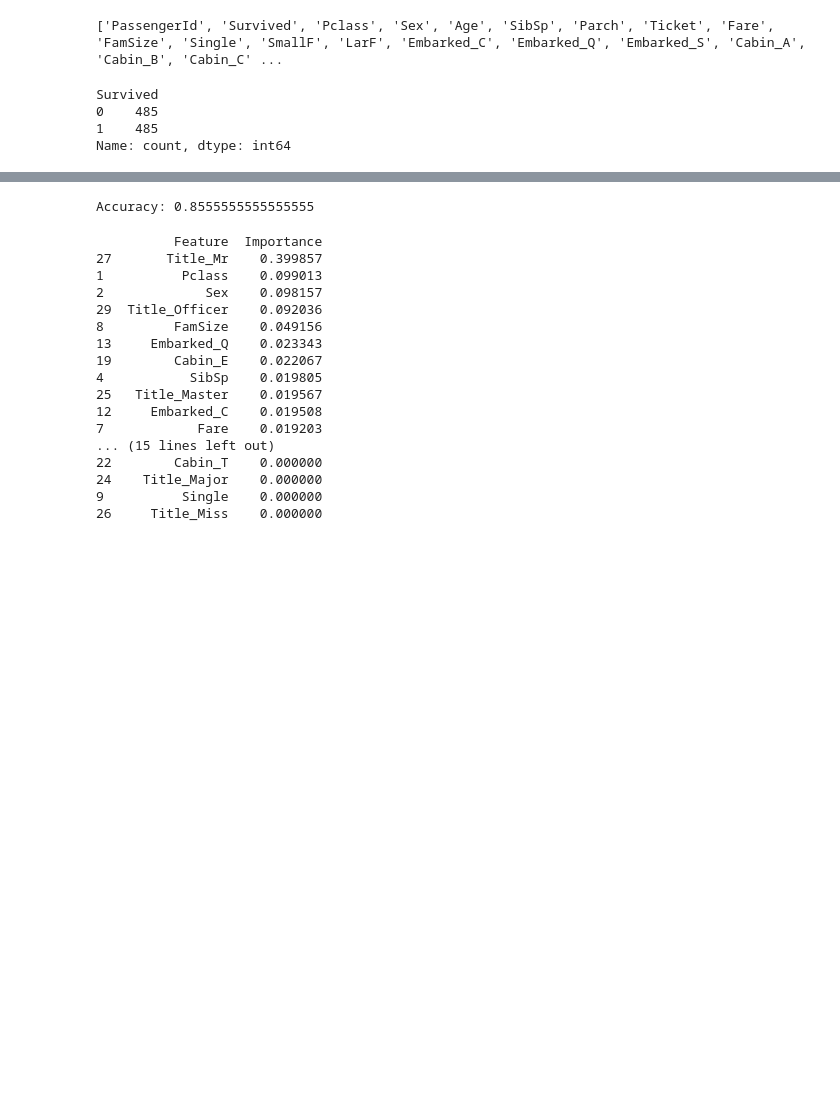
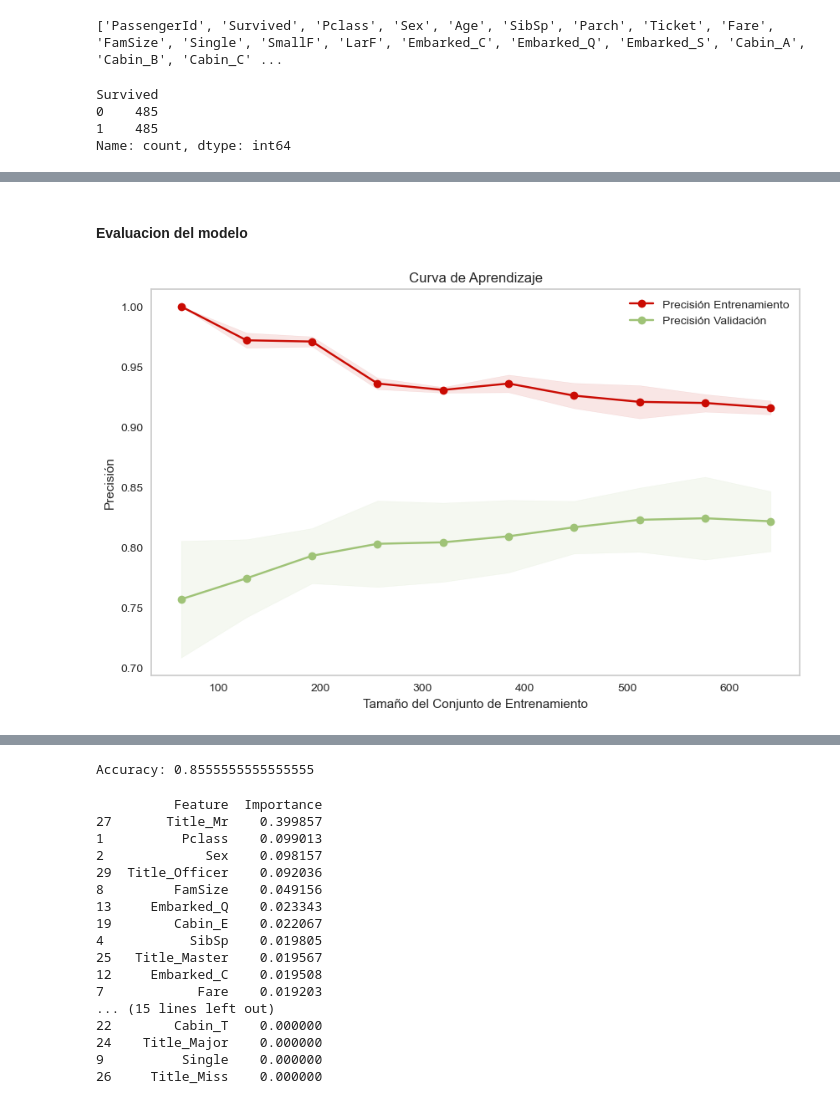
Before and after one commit to 5100-chap/TC3006c.101_EQ6, a Jupyter notebook: Desarrollo_de_modelo/XGB.ipynb, the cells around one changed output, grey strips where cells are left out. Saved outputs shown, nothing was run; the diff lists cells and outputs as text; code cells hidden in the pictures; blank space fills up the shorter version.

```diff
--- a/Desarrollo_de_modelo/XGB.ipynb
+++ b/Desarrollo_de_modelo/XGB.ipynb
@@ -250,2 +250,50 @@ print(X_test.head(10))
 
 [10 rows x 30 columns]
+# %% [markdown]
+#### Evaluacion del modelo
+# %%
+import matplotlib.pyplot as plt
+from sklearn.model_selection import learning_curve
+
+train_sizes, train_scores, val_scores = learning_curve(
+    xgb_model, X_train, y_train, cv=5, scoring='accuracy', train_sizes=np.linspace(0.1, 1.0, 10)
+)
+
+# Calcula las medias y las desviaciones estándar de los puntajes para el conjunto de entrenamiento y el conjunto de validación
+train_scores_mean = np.mean(train_scores, axis=1)
+train_scores_std = np.std(train_scores, axis=1)
+val_scores_mean = np.mean(val_scores, axis=1)
+val_scores_std = np.std(val_scores, axis=1)
+
+# Grafica la curva de aprendizaje
+plt.figure(figsize=(10, 6))
+plt.title("Curva de Aprendizaje")
+plt.xlabel("Tamaño del Conjunto de Entrenamiento")
+plt.ylabel("Precisión")
+plt.grid()
+
+plt.fill_between(
+    train_sizes,
+    train_scores_mean - train_scores_std,
+    train_scores_mean + train_scores_std,
+    alpha=0.1,
+    color="r",
+)
+plt.fill_between(
+    train_sizes,
+    val_scores_mean - val_scores_std,
+    val_scores_mean + val_scores_std,
+    alpha=0.1,
+    color="g",
+)
+plt.plot(
+    train_sizes, train_scores_mean, "o-", color="r", label="Precisión Entrenamiento"
+)
+plt.plot(
+    train_sizes, val_scores_mean, "o-", color="g", label="Precisión Validación"
+)
+
+plt.legend(loc="best")
+plt.show()
+# %% [output]
+[figure, added]
```
Also changed, not shown: parts of 25 cells of this notebook, 1 other file.
